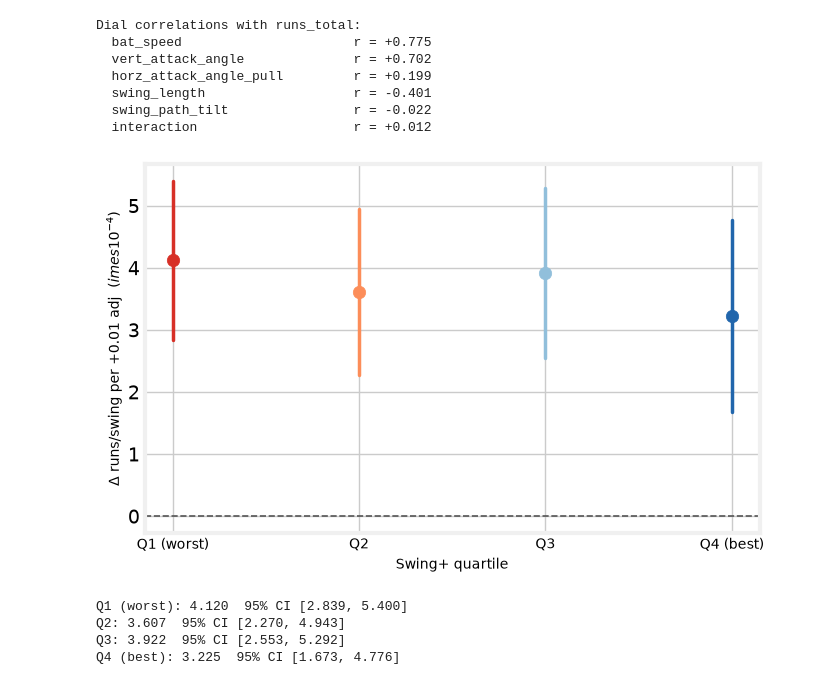
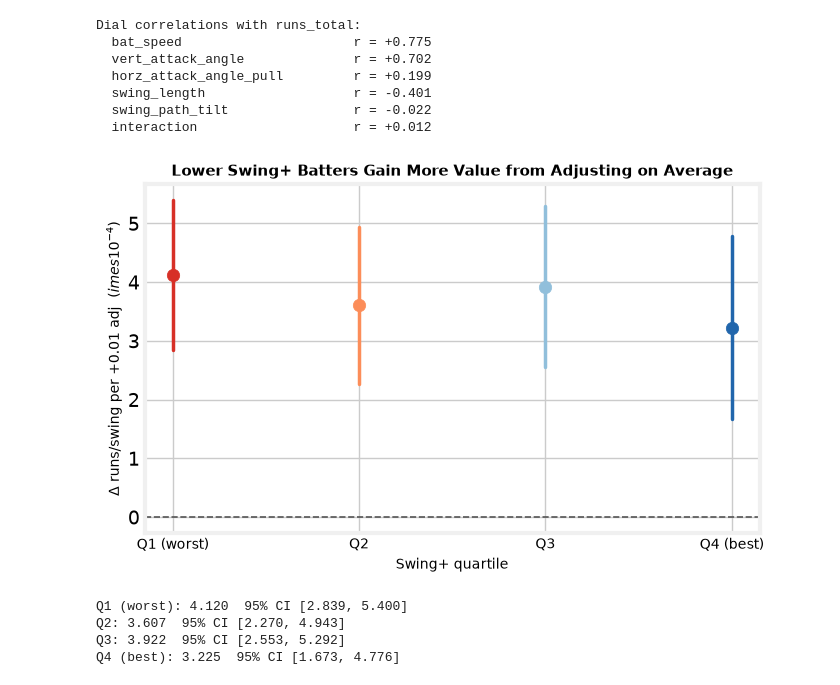
Before and after one commit to theoauyeung/swing_repetoire, a Jupyter notebook: src/adjustability_results.ipynb, the cells around one changed output. Cells and saved outputs as stored; diff of their text form; code cells hidden in the pictures.

Commit message:
feat: add title to swing+ coefficient plot
Co-Authored-By: Claude Sonnet 4.6 <noreply@anthropic.com>

```diff
--- a/src/adjustability_results.ipynb
+++ b/src/adjustability_results.ipynb
@@ -619,34 +619,35 @@ _df['sp_q'] = pd.qcut(_df['swing_plus'], 4, labels=Q_LABELS)
 
 slopes, lows, highs = [], [], []
 for q in Q_LABELS:
     sub = _df[_df['sp_q'] == q]
     res = _stats.linregress(sub['adjustability'], sub['runs_per_swing'])
     s = res.slope * 0.01 * 1e4
     se = res.stderr * 0.01 * 1e4
     slopes.append(s)
     lows.append(s - 1.96 * se)
     highs.append(s + 1.96 * se)
 
 x = np.arange(len(Q_LABELS))
 
 with plt.style.context(FT):
     fig, ax = plt.subplots(figsize=(7, 4.5))
     for i, (s, lo, hi, col) in enumerate(zip(slopes, lows, highs, Q_COLORS)):
         ax.plot([i, i], [lo, hi], color=col, lw=2.5, solid_capstyle="round")
         ax.scatter(i, s, color=col, s=80, zorder=5)
     ax.axhline(0, color="#555", lw=1.2, ls="--")
     ax.set_xticks(x)
     ax.set_xticklabels(Q_LABELS, fontsize=10)
     ax.set_xlabel("Swing+ quartile", fontsize=10)
     ax.set_ylabel(r"$\Delta$ runs/swing per +0.01 adj  ($	imes10^{-4}$)", fontsize=10)
+    ax.set_title("Lower Swing+ Batters Gain More Value from Adjusting on Average", fontsize=11, fontweight="bold")
     fig.tight_layout()
     fig.savefig(plot_path('adjustability_value_swingplus.png'), dpi=150, bbox_inches='tight')
     plt.show()
 
 for q, s, lo, hi in zip(Q_LABELS, slopes, lows, highs):
     print(f'{q}: {s:.3f}  95% CI [{lo:.3f}, {hi:.3f}]')
 # %% [output]
-[figure, old version]
+[figure, new version]
 Q1 (worst): 4.120  95% CI [2.839, 5.400]
 Q2: 3.607  95% CI [2.270, 4.943]
 Q3: 3.922  95% CI [2.553, 5.292]
```
Also changed, not shown: 1 other file.
